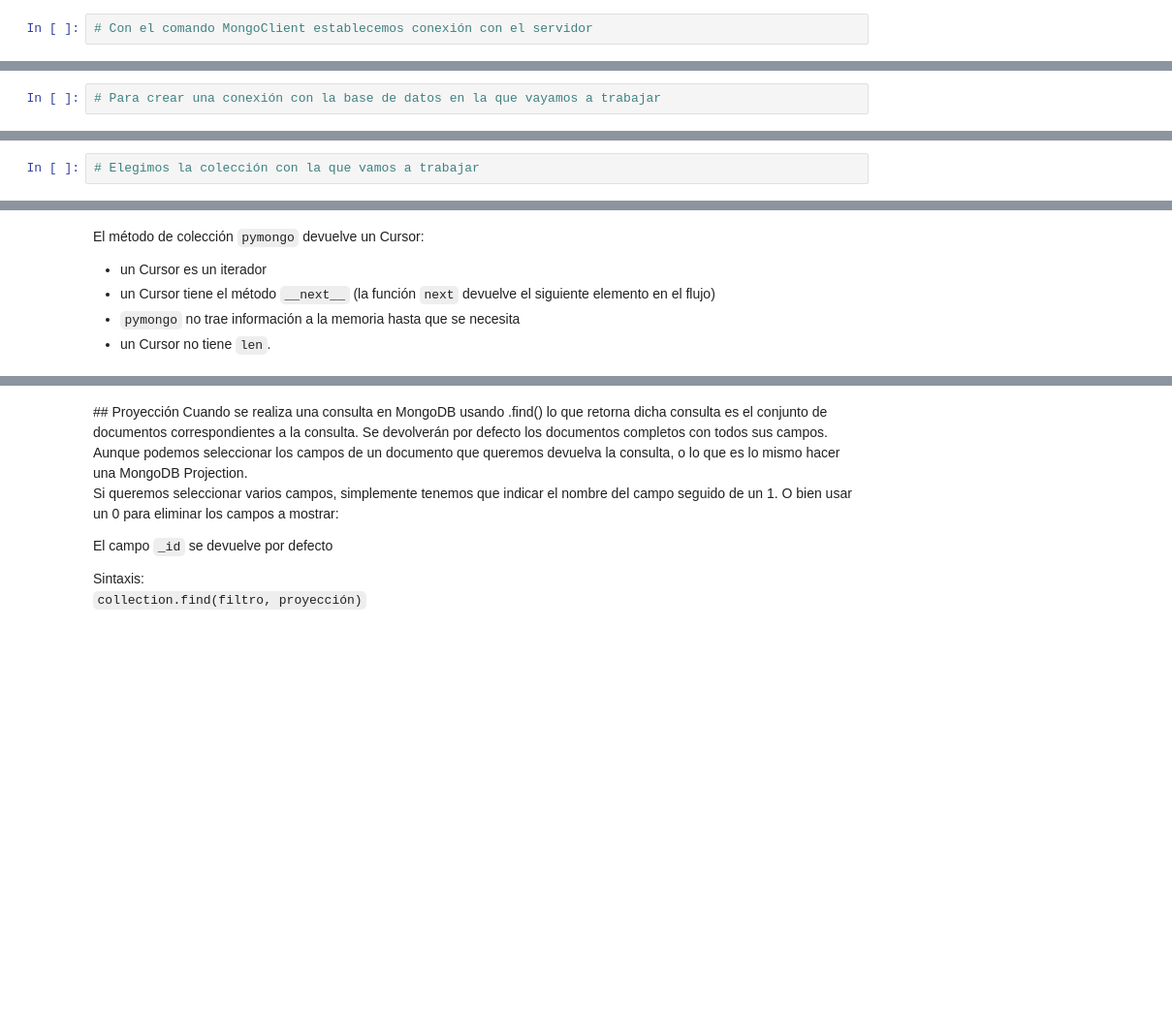
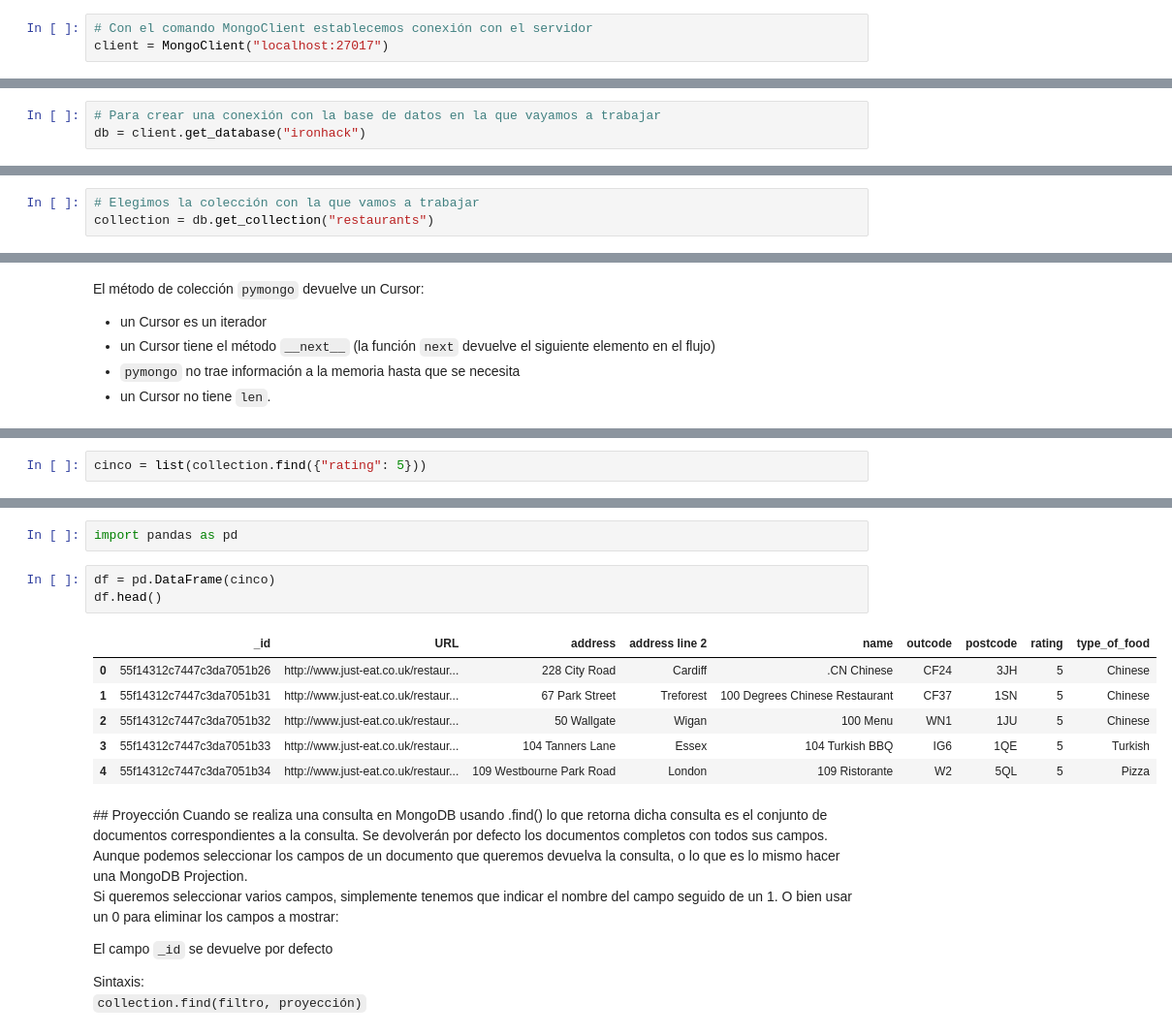
Before and after one commit to Ironhack-Data-Madrid-Mayo-2021/Classroom-Materials, a Jupyter notebook: week_04/01-MongoDB.ipynb, the cells around one changed output, grey strips where cells are left out. Shown: that part at 97% size. Saved outputs shown, nothing was run; the diff lists cells and outputs as text; blank space fills up the shorter version.

```diff
--- a/week_04/01-MongoDB.ipynb
+++ b/week_04/01-MongoDB.ipynb
@@ -52,3 +52,4 @@ from pymongo import MongoClient
 El servidor de Mongo tiene que estar activo y normalmente está corriendo en el puerto 27017, siempre se conecta a este puerto por defecto
 # %%
 # Con el comando MongoClient establecemos conexión con el servidor
+client = MongoClient("localhost:27017")
@@ -58,3 +69,4 @@ El servidor de Mongo tiene que estar activo y normalmente está corriendo en el
 ### Nos conectamos con la base de datos
 # %%
 # Para crear una conexión con la base de datos en la que vayamos a trabajar
+db = client.get_database("ironhack")
@@ -76,3 +112,4 @@ El servidor de Mongo tiene que estar activo y normalmente está corriendo en el
 ### Nos conectamos a una colección en concreto para hacer las consultas
 # %%
 # Elegimos la colección con la que vamos a trabajar
+collection = db.get_collection("restaurants")
@@ -102,0 +202,2 @@ El método de colección `pymongo` devuelve un Cursor:
+# %%
+cinco = list(collection.find({"rating": 5}))
@@ -103,3 +220,15 @@ El método de colección `pymongo` devuelve un Cursor:
+# %%
+import pandas as pd
+# %%
+df = pd.DataFrame(cinco)
+df.head()
+# %% [output]
+|  | _id | URL | address | address line 2 | name | outcode | postcode | rating | type_of_food |
+| 0 | 55f14312c7447c3da7051b26 | http://www.just-eat.co.uk/restaur... | 228 City Road | Cardiff | .CN Chinese | CF24 | 3JH | 5 | Chinese |
+| 1 | 55f14312c7447c3da7051b31 | http://www.just-eat.co.uk/restaur... | 67 Park Street | Treforest | 100 Degrees Chinese Restaurant | CF37 | 1SN | 5 | Chinese |
+| 2 | 55f14312c7447c3da7051b32 | http://www.just-eat.co.uk/restaur... | 50 Wallgate | Wigan | 100 Menu | WN1 | 1JU | 5 | Chinese |
+| 3 | 55f14312c7447c3da7051b33 | http://www.just-eat.co.uk/restaur... | 104 Tanners Lane | Essex | 104 Turkish BBQ | IG6 | 1QE | 5 | Turkish |
+| 4 | 55f14312c7447c3da7051b34 | http://www.just-eat.co.uk/restaur... | 109 Westbourne Park Road | London | 109 Ristorante | W2 | 5QL | 5 | Pizza |
 # %% [markdown]
 ## Proyección
 Cuando se realiza una consulta en MongoDB usando .find() lo que retorna dicha consulta es el conjunto de documentos correspondientes a la consulta. Se devolverán por defecto los documentos completos con todos sus campos. Aunque podemos seleccionar los campos de un documento que queremos devuelva la consulta, o lo que es lo mismo hacer una MongoDB Projection.
```
Also changed, not shown: parts of 31 cells of this notebook.
